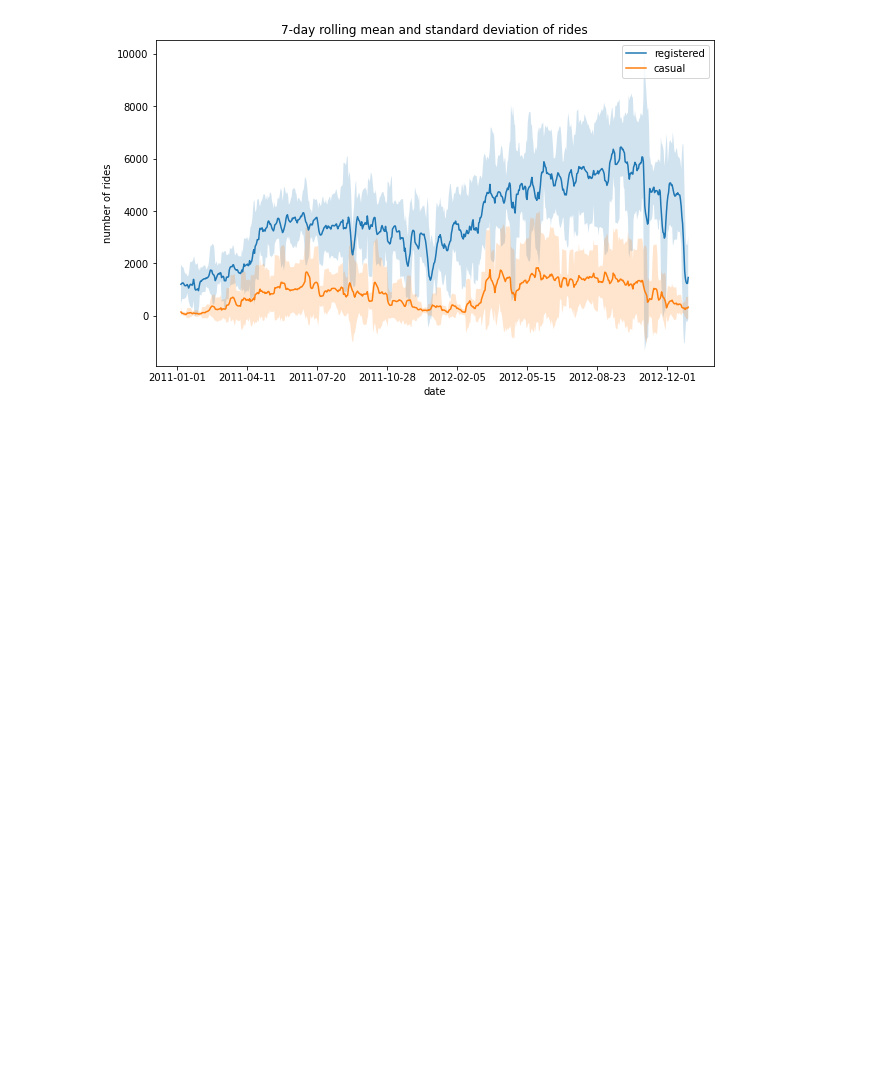
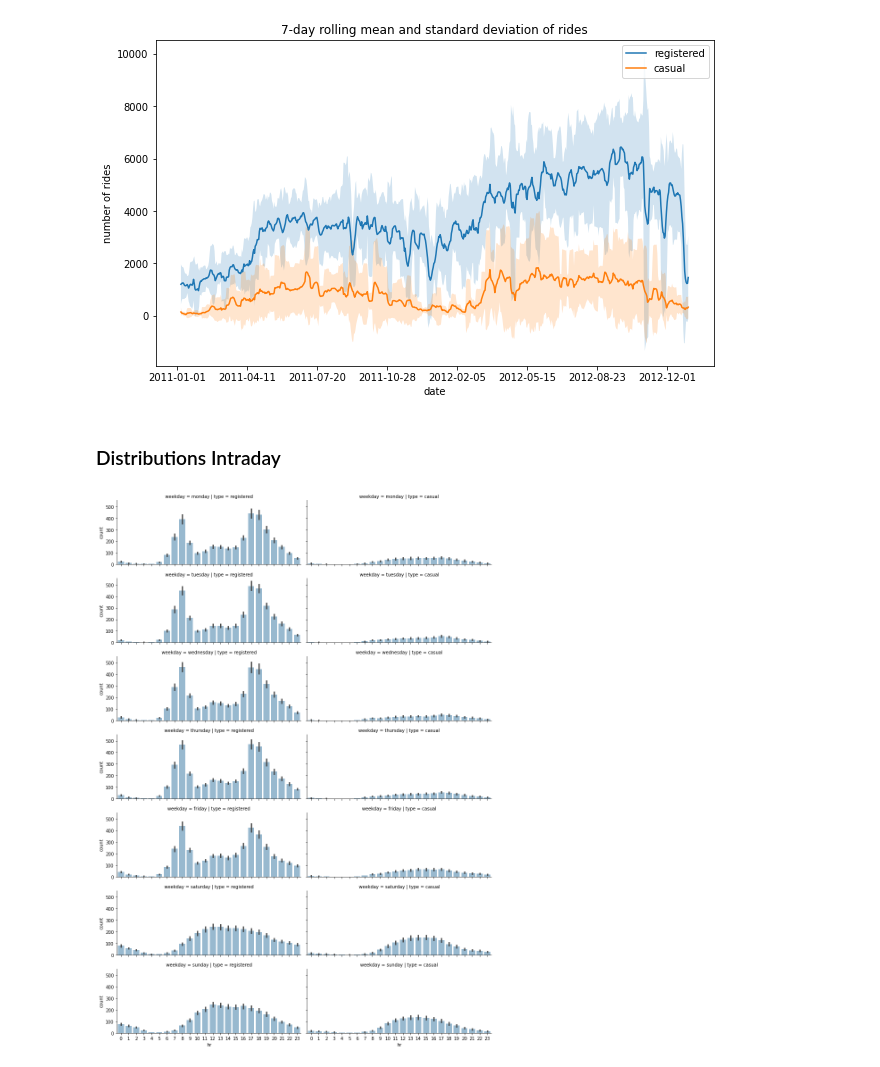
Before and after one commit to manuelinfosec/bike-sharing-analysis, a Jupyter notebook: main.ipynb, the cells around one changed output. Cells and saved outputs as stored; diff of their text form; code cells hidden in the pictures; blank space fills up the shorter version.

Commit message:
Weekday Hour Distribution

```diff
--- a/main.ipynb
+++ b/main.ipynb
@@ -215,3 +215,25 @@ plt.savefig("figs/rides_aggregated.png", format="jpeg")
 plt.show()
 # %% [output]
 [figure]
+# %% [markdown]
+### Distributions Intraday
+# %%
+# select relevant columns
+plot_data = preprocessed_data[['hr', 'weekday', 'registered', 'casual']]
+
+# transform into count format
+plot_data = plot_data.melt(id_vars=['hr', 'weekday',],
+                            var_name='type', value_name='count')
+
+grid = sns.FacetGrid(plot_data, row='weekday',
+                    col='type', height=2.5, aspect=2.5,
+                    row_order = ['monday', 'tuesday', 'wednesday',
+                        'thursday', 'friday', 'saturday', 'sunday'])
+
+# populate the FacetGrid with the specific plots
+grid.map(sns.barplot, 'hr', 'count', alpha=0.5)
+grid.savefig('figs/weekday_hour_distributions.png', format='jpeg')
+
+plt.show()
+# %% [output]
+[figure, added]
```
Also changed, not shown: parts of 1 cell of this notebook, 2 other files.
